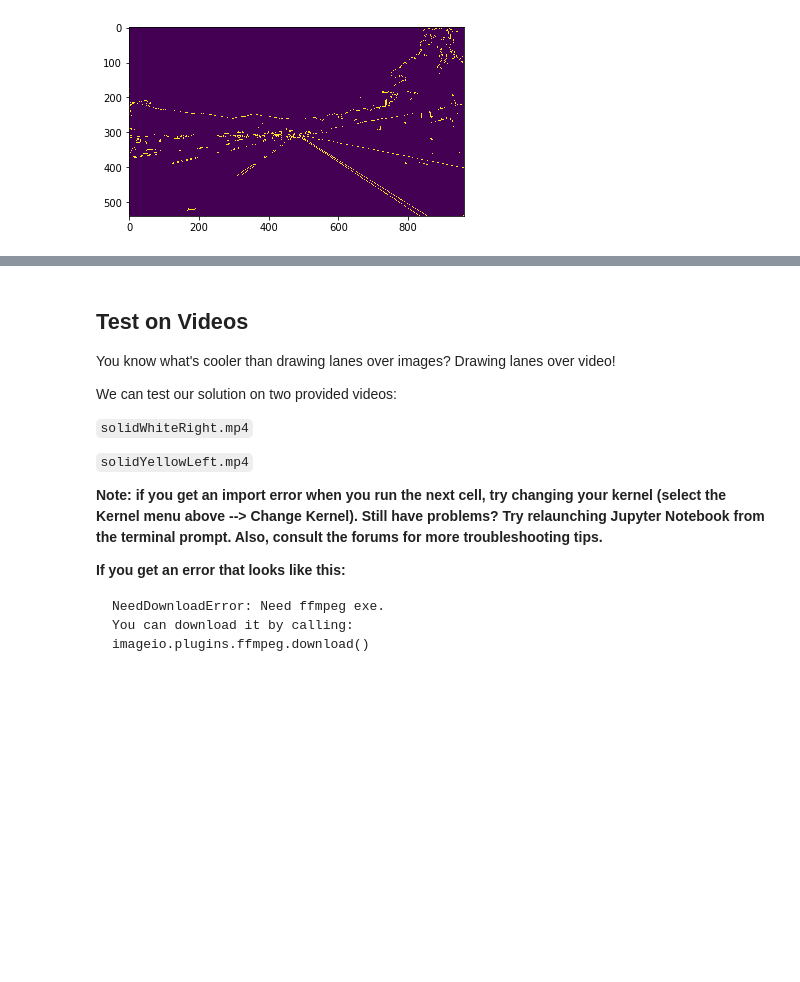
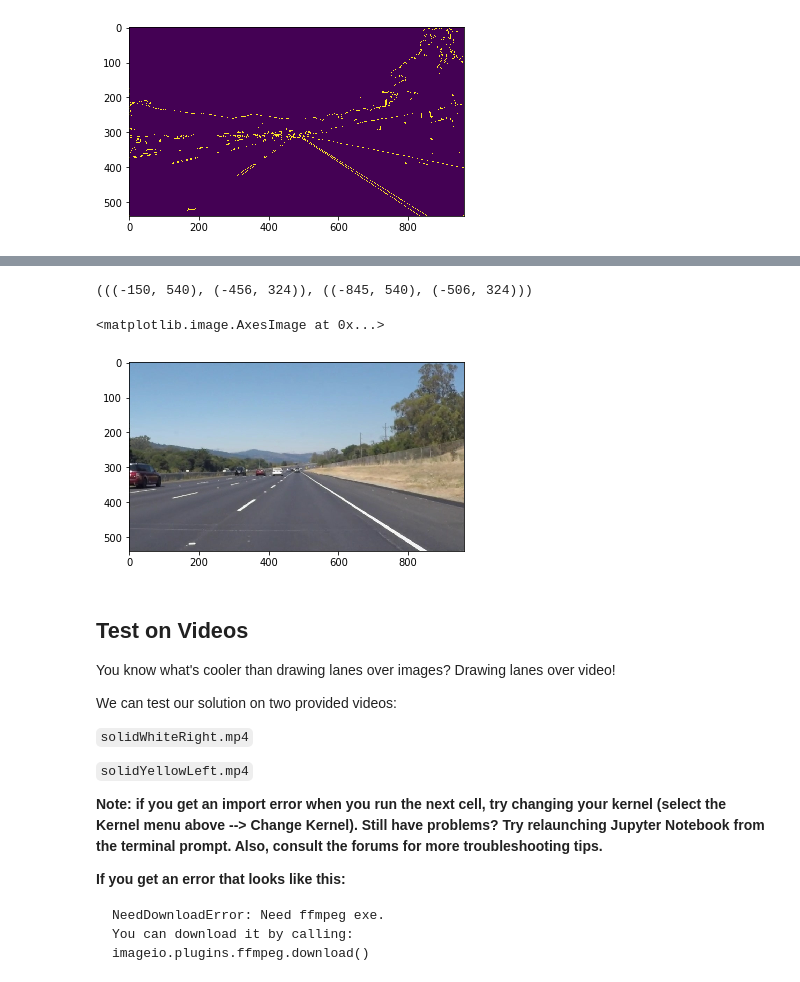
Before and after one commit to mike9251/SDC, a Jupyter notebook: CarND-LaneLines-P1-master/P1.ipynb, the cells around one changed output, grey strips where cells are left out. Drawn from its saved outputs; the diff is of its cells as text; code cells hidden in the pictures; blank space fills up the shorter version.

```diff
--- a/CarND-LaneLines-P1-master/P1.ipynb
+++ b/CarND-LaneLines-P1-master/P1.ipynb
@@ -238,3 +363,10 @@ print(roi_img.shape)
+# %%
+lane_image = draw_lane_lines(img, lane_lines(img, lines))
+plt.imshow(lane_image)
+# %% [output]
+(((-150, 540), (-456, 324)), ((-845, 540), (-506, 324)))
+<matplotlib.image.AxesImage at 0x...>
+[figure, added]
 # %% [markdown]
 ## Test on Videos
 
```
Also changed, not shown: parts of 9 cells of this notebook.
